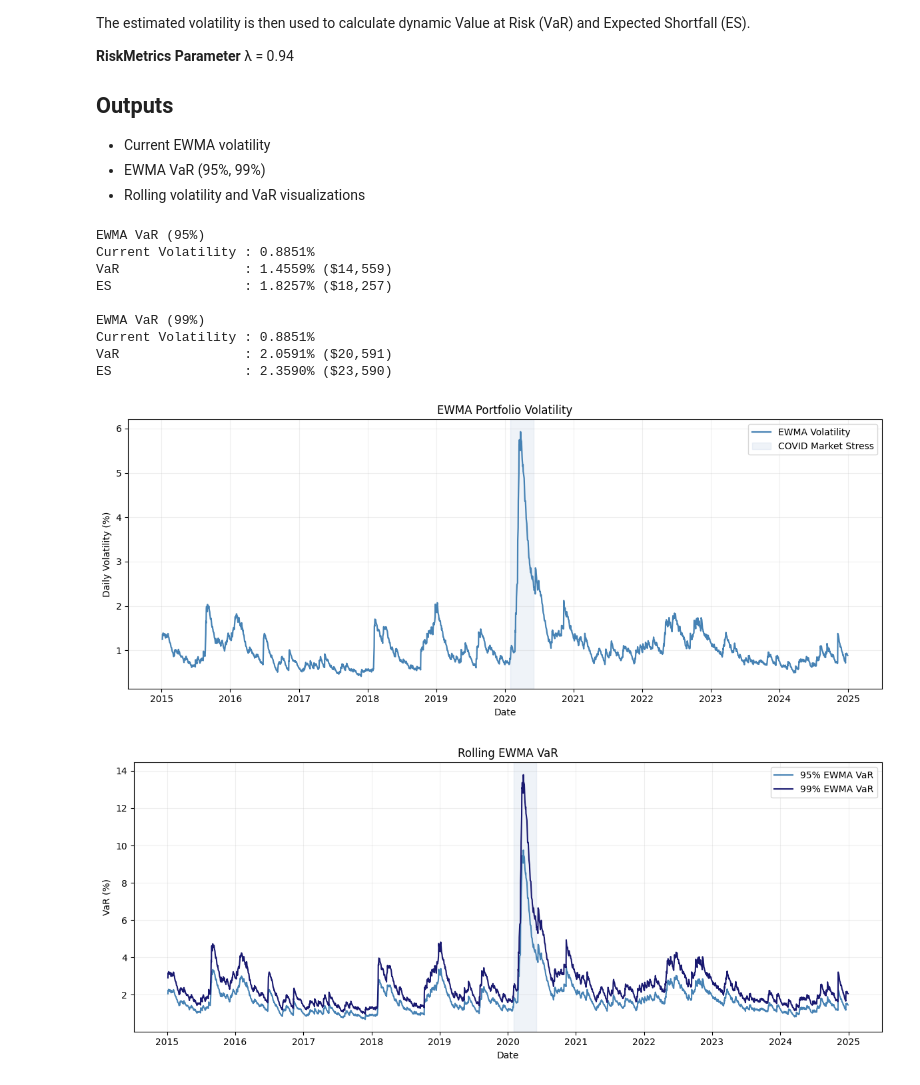
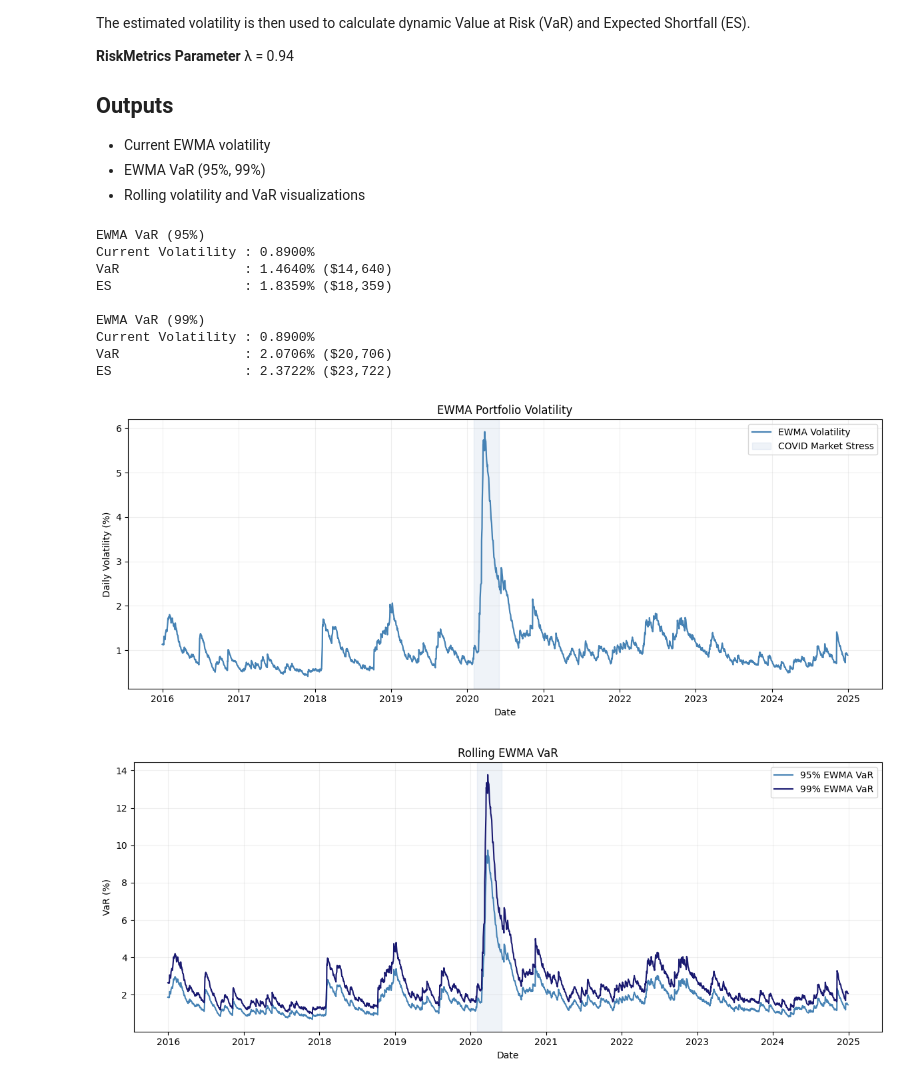
Before and after one commit to aayuuuushe/quant-risk-analytics-platform, a Jupyter notebook: notebooks/05_EWMA_var.ipynb, the cells around one changed output. Saved outputs shown, nothing was run; the diff lists cells and outputs as text; code cells hidden in the pictures.

```diff
--- a/notebooks/05_EWMA_var.ipynb
+++ b/notebooks/05_EWMA_var.ipynb
@@ -37,9 +37,11 @@ lam = 0.94
 
 # Load Data
 
-log_returns = pd.read_csv( "../data/log_returns.csv", index_col=0,parse_dates=True)
+log_returns = pd.read_csv("../data/log_returns.csv", index_col=0, parse_dates=True)
 
-portfolio_returns = log_returns.dot(weights)
+simple_returns = np.exp(log_returns) - 1
+portfolio_simple_returns = simple_returns.dot(weights)
+portfolio_returns = np.log1p(portfolio_simple_returns)
 
 # EWMA Volatility
 
@@ -47,13 +49,16 @@ n = len(portfolio_returns)
 
 r = portfolio_returns.values
 
-ewma_var = np.zeros(n)
+burn_in = 250
 
-ewma_var[0] = portfolio_returns.var()
+ewma_var = np.full(n, np.nan)
+ewma_var[burn_in] = np.var(r[:burn_in])
 
-for t in range(1, n):
-
-    ewma_var[t] = ( lam * ewma_var[t-1]+ (1 - lam) * r[t-1]**2 )
+for t in range(burn_in + 1, n):
+    ewma_var[t] = (
+        lam * ewma_var[t - 1]
+        + (1 - lam) * r[t - 1] ** 2
+    )
 
 ewma_vol = np.sqrt(ewma_var)
 
@@ -94,7 +99,7 @@ dates = portfolio_returns.index
 
 # Visualization 1
 
-fig, ax = plt.subplots(figsize=(12,5))
+fig, ax = plt.subplots(figsize=(12, 5))
 
 ax.plot(
     dates,
@@ -128,7 +133,7 @@ plt.show()
 
 # Visualization 2
 
-fig, ax = plt.subplots(figsize=(12,5))
+fig, ax = plt.subplots(figsize=(12, 5))
 
 ax.plot(
     dates,
@@ -140,38 +145,38 @@ ax.plot(
 ax.plot(
     dates,
     ewma_var_99 * 100,
     color="midnightblue",
     linewidth=1.5,
     label="99% EWMA VaR")
 
 ax.axvspan(
     "2020-02-01",
     "2020-06-01",
     color="lightsteelblue",
     alpha=0.20)
 
 ax.set_title("Rolling EWMA VaR")
 ax.set_xlabel("Date")
 ax.set_ylabel("VaR (%)")
 
 ax.legend()
 
 ax.grid(alpha=0.2)
 
 plt.tight_layout()
 
 plt.savefig("../reports/05_ewma_var.png", dpi=150)
 
 plt.show()
 # %% [output]
 EWMA VaR (95%)
-Current Volatility : 0.8851%
-VaR                : 1.4559% ($14,559)
-ES                 : 1.8257% ($18,257)
+Current Volatility : 0.8900%
+VaR                : 1.4640% ($14,640)
+ES                 : 1.8359% ($18,359)
 
 EWMA VaR (99%)
-Current Volatility : 0.8851%
-VaR                : 2.0591% ($20,591)
-ES                 : 2.3590% ($23,590)
+Current Volatility : 0.8900%
+VaR                : 2.0706% ($20,706)
+ES                 : 2.3722% ($23,722)
-[figure, old version]
+[figure, new version]
-[figure, old version]
+[figure, new version]
```
Also changed, not shown: 42 other files.
